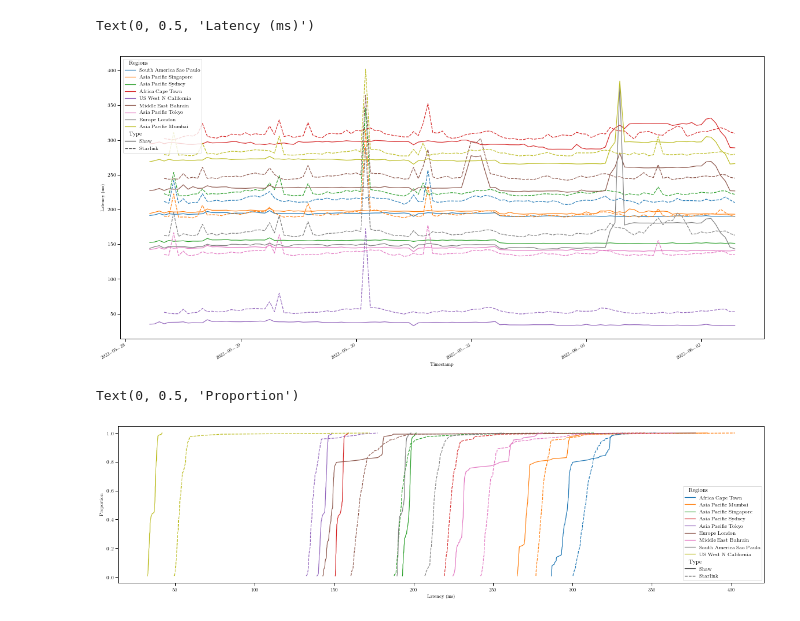
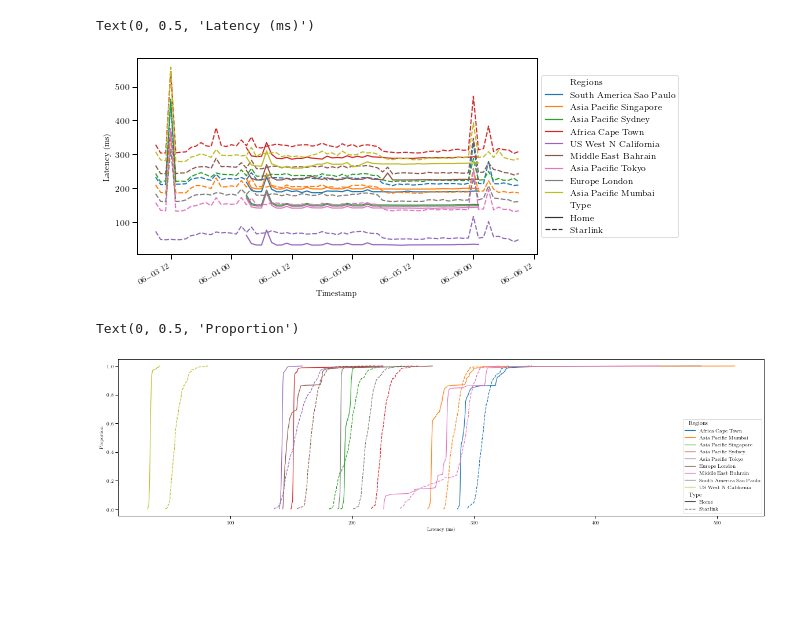
Before and after one commit to Starlink-Measurement/starlink-plot, a Jupyter notebook: plot_ping.ipynb, the cells around one changed output. Drawn from its saved outputs; the diff is of its cells as text; code cells hidden in the pictures; blank space fills up the shorter version.

```diff
--- a/plot_ping.ipynb
+++ b/plot_ping.ipynb
@@ -33,7 +33,9 @@ from dateutil import tz
 N_STARLINK = 'Starlink'
 N_SHAW = 'Home'
 #src_dirs = ['data/trad_ping_2022-04-14', 'data/starlink_ping_2022-04-14/']
-src_dirs = ['data/2022-05-28_traditional_measures_ping/', 'data/2022-05-28_starlink_measurements_ping/']
+#src_dirs = ['data/Home_network_data/Ping/2022-06-06_traditional_measures_ping/', 'data/starlink-data/Ping/2022-06-06_starlink_ping/']
+src_dirs = [('Home', 'data/Home_network_data/Ping/2022-06-03_traditional_measures_ping/'),
+            ('Starlink', 'data/starlink-data/Ping/2022-06-03_starlink_measurements_ping/')]
 
 #matplotlib.use("pgf")
 matplotlib.rcParams.update({
@@ -48,15 +51,23 @@ from common import combine_csvs
 # %%
 df = pd.DataFrame()
-for folder in src_dirs:
+for type_name, folder in src_dirs:
     for region in os.scandir(folder):
         pattern = f"{region.path}/*"
         print(pattern)
-        df_temp = combine_csvs(glob.glob(pattern, recursive=True), 3)
+        df_temp = combine_csvs(glob.glob(pattern, recursive=True), 3, header=None)
         df_temp.index = pd.to_datetime(df_temp.index, unit='s')
         df_temp = df_temp.iloc[:,[2]]
-        df_temp.rename(columns={df_temp.columns[0]: os.path.join(folder, region.name)}, inplace=True)
+        col_name = region_mapping[region.name]
+        df_temp.rename(columns={df_temp.columns[0]: col_name}, inplace=True)
+        df_temp.sort_index(inplace=True)
 
-        df = df.merge(df_temp, how='outer', left_index=True, right_index=True)
+        # Add type multi column
+        df_temp = pd.concat({type_name: df_temp}, axis=1)
+
+        if not df.empty:
+            df = df.merge(df_temp, how='outer', left_index=True, right_index=True)
+        else:
+            df = df_temp
 
 df
 # %% [output]
@@ -157,7 +227,7 @@ df_unstacked = df_processed.unstack().reset_index(name='latency')
 N_REGIONS = 'Regions'
 N_TIMESTAMP = 'Timestamp'
 N_TYPE = 'Type'
-df_unstacked.rename(columns={'level_0': N_TYPE, 'level_1': N_REGIONS, 'level_2': N_TIMESTAMP},
+df_unstacked.rename(columns={'level_0': N_TYPE, 'level_1': N_REGIONS, 3: N_TIMESTAMP},
         inplace=True)
 df_unstacked.dropna(inplace=True)
 df_unstacked.reset_index(drop=True, inplace=True)
@@ -213,14 +280,15 @@ g.tight_layout()
 # %%
 #fig, ax = plt.subplots(figsize=(3.5,2))
-#fig, ax = plt.subplots(figsize=(7.16,4))
-fig, ax = plt.subplots(figsize=(20,10))
+fig, ax = plt.subplots(figsize=(7.16,4))
+#fig, ax = plt.subplots(figsize=(20,10))
 
-g = sns.lineplot(data=df_unstacked, x=N_TIMESTAMP, y="latency", hue=N_REGIONS, style=N_TYPE)
+g = sns.lineplot(data=df_unstacked, x=N_TIMESTAMP, y="latency", hue=N_REGIONS, style=N_TYPE, ax=ax)
 g.figure.autofmt_xdate()
+g.legend(loc='center left', bbox_to_anchor=(1, 0.5))
 ax.set_ylabel('Latency (ms)')
 # %% [output]
 Text(0, 0.5, 'Latency (ms)')
-[figure, old version]
+[figure, new version]
 # %%
 #fig, ax = plt.subplots(figsize=(3.5,2))
 #fig, ax = plt.subplots(figsize=(7.16,2.5))
@@ -233,7 +301,7 @@ ax_cdf.set_xlabel('Latency (ms)')
 ax_cdf.set_ylabel('Proportion')
 # %% [output]
 Text(0, 0.5, 'Proportion')
-[figure, old version]
+[figure, new version]
 # %%
 fig
 # %%
```
Also changed, not shown: parts of 12 cells of this notebook, 3 other files.
